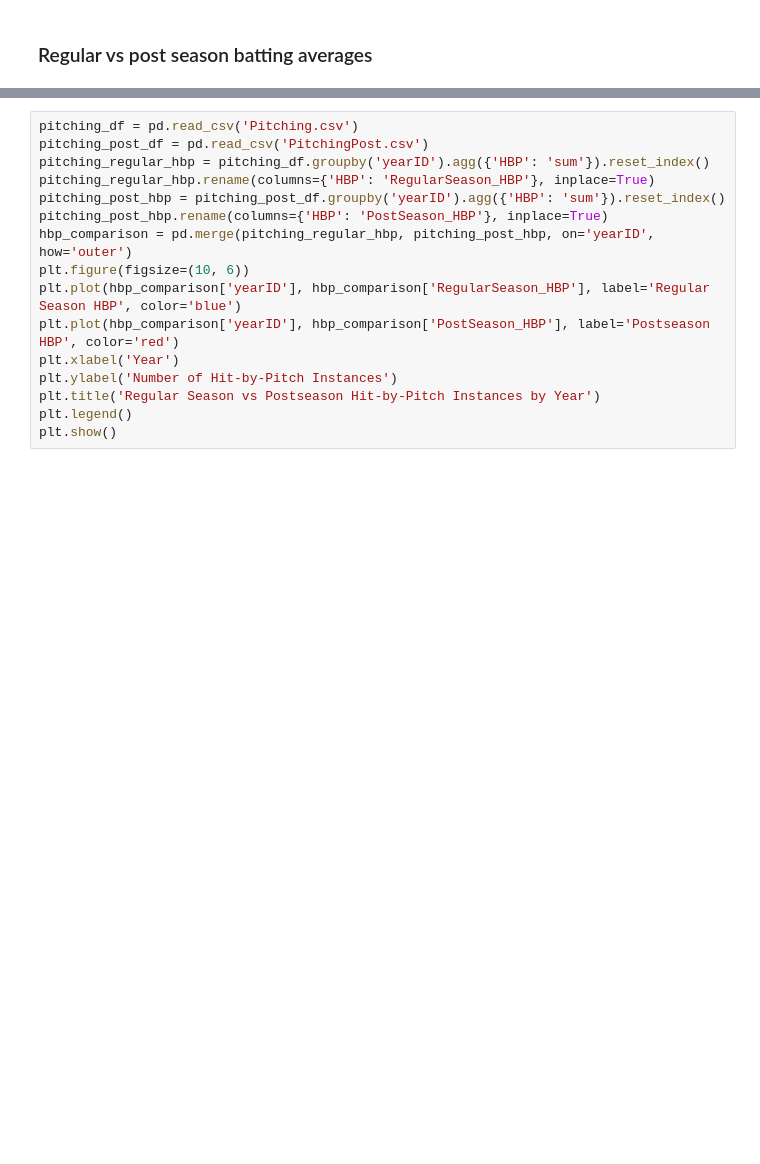
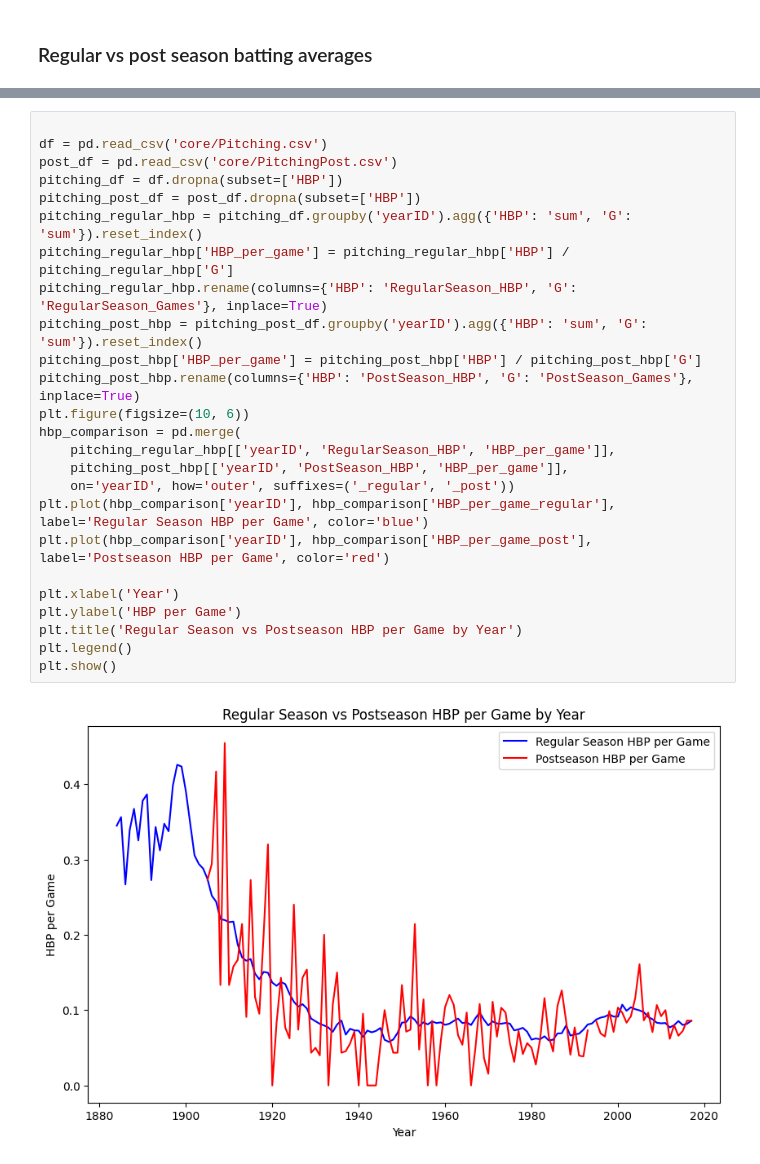
Before and after one commit to JHamoni676/cs5830_project1, a Jupyter notebook: project1.ipynb, the cells around one changed output, grey strips where cells are left out. Cells and saved outputs as stored; diff of their text form; blank space fills up the shorter version.

```diff
--- a/project1.ipynb
+++ b/project1.ipynb
@@ -107,16 +99,27 @@ plt.show()
 # %%
-pitching_df = pd.read_csv('Pitching.csv')
-pitching_post_df = pd.read_csv('PitchingPost.csv')
-pitching_regular_hbp = pitching_df.groupby('yearID').agg({'HBP': 'sum'}).reset_index()
-pitching_regular_hbp.rename(columns={'HBP': 'RegularSeason_HBP'}, inplace=True)
-pitching_post_hbp = pitching_post_df.groupby('yearID').agg({'HBP': 'sum'}).reset_index()
-pitching_post_hbp.rename(columns={'HBP': 'PostSeason_HBP'}, inplace=True)
-hbp_comparison = pd.merge(pitching_regular_hbp, pitching_post_hbp, on='yearID', how='outer')
+
+df = pd.read_csv('core/Pitching.csv')
+post_df = pd.read_csv('core/PitchingPost.csv')
+pitching_df = df.dropna(subset=['HBP'])
+pitching_post_df = post_df.dropna(subset=['HBP'])
+pitching_regular_hbp = pitching_df.groupby('yearID').agg({'HBP': 'sum', 'G': 'sum'}).reset_index()
+pitching_regular_hbp['HBP_per_game'] = pitching_regular_hbp['HBP'] / pitching_regular_hbp['G']
+pitching_regular_hbp.rename(columns={'HBP': 'RegularSeason_HBP', 'G': 'RegularSeason_Games'}, inplace=True)
+pitching_post_hbp = pitching_post_df.groupby('yearID').agg({'HBP': 'sum', 'G': 'sum'}).reset_index()
+pitching_post_hbp['HBP_per_game'] = pitching_post_hbp['HBP'] / pitching_post_hbp['G']
+pitching_post_hbp.rename(columns={'HBP': 'PostSeason_HBP', 'G': 'PostSeason_Games'}, inplace=True)
 plt.figure(figsize=(10, 6))
-plt.plot(hbp_comparison['yearID'], hbp_comparison['RegularSeason_HBP'], label='Regular Season HBP', color='blue')
-plt.plot(hbp_comparison['yearID'], hbp_comparison['PostSeason_HBP'], label='Postseason HBP', color='red')
+hbp_comparison = pd.merge(
+    pitching_regular_hbp[['yearID', 'RegularSeason_HBP', 'HBP_per_game']],
+    pitching_post_hbp[['yearID', 'PostSeason_HBP', 'HBP_per_game']],
+    on='yearID', how='outer', suffixes=('_regular', '_post'))
+plt.plot(hbp_comparison['yearID'], hbp_comparison['HBP_per_game_regular'], label='Regular Season HBP per Game', color='blue')
+plt.plot(hbp_comparison['yearID'], hbp_comparison['HBP_per_game_post'], label='Postseason HBP per Game', color='red')
+
 plt.xlabel('Year')
-plt.ylabel('Number of Hit-by-Pitch Instances')
-plt.title('Regular Season vs Postseason Hit-by-Pitch Instances by Year')
+plt.ylabel('HBP per Game')
+plt.title('Regular Season vs Postseason HBP per Game by Year')
 plt.legend()
 plt.show()
+# %% [output]
+[figure, added]
```
Also changed, not shown: parts of 5 cells of this notebook.
